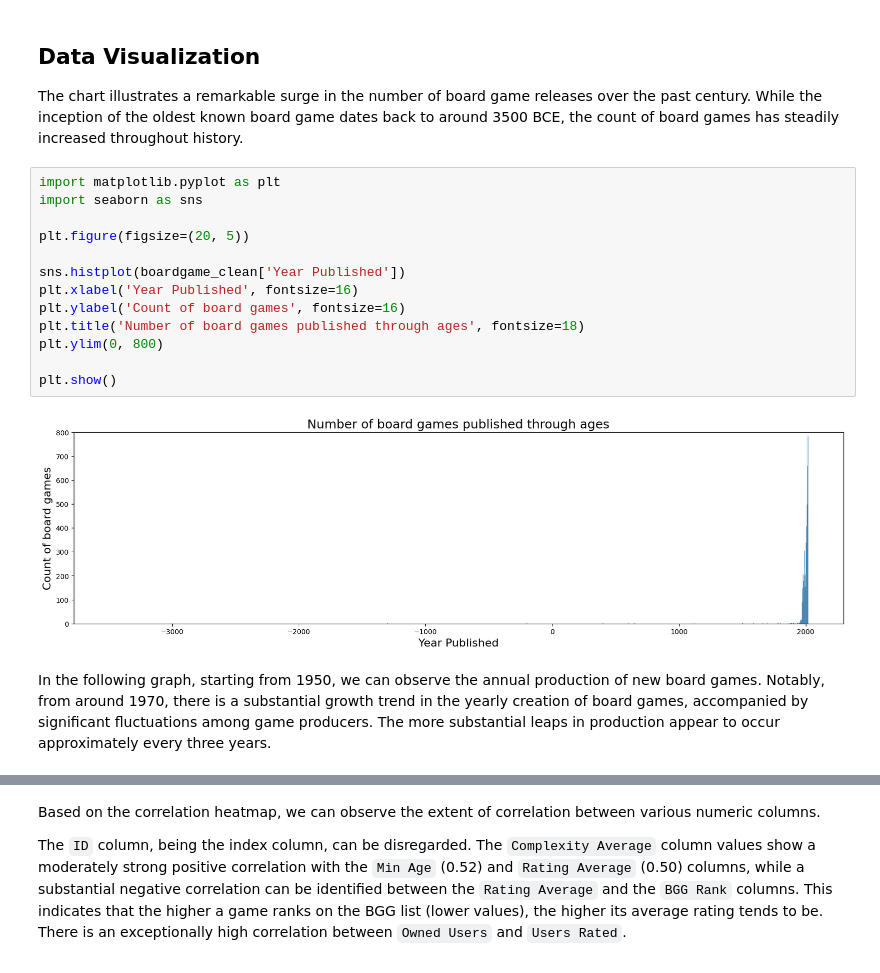
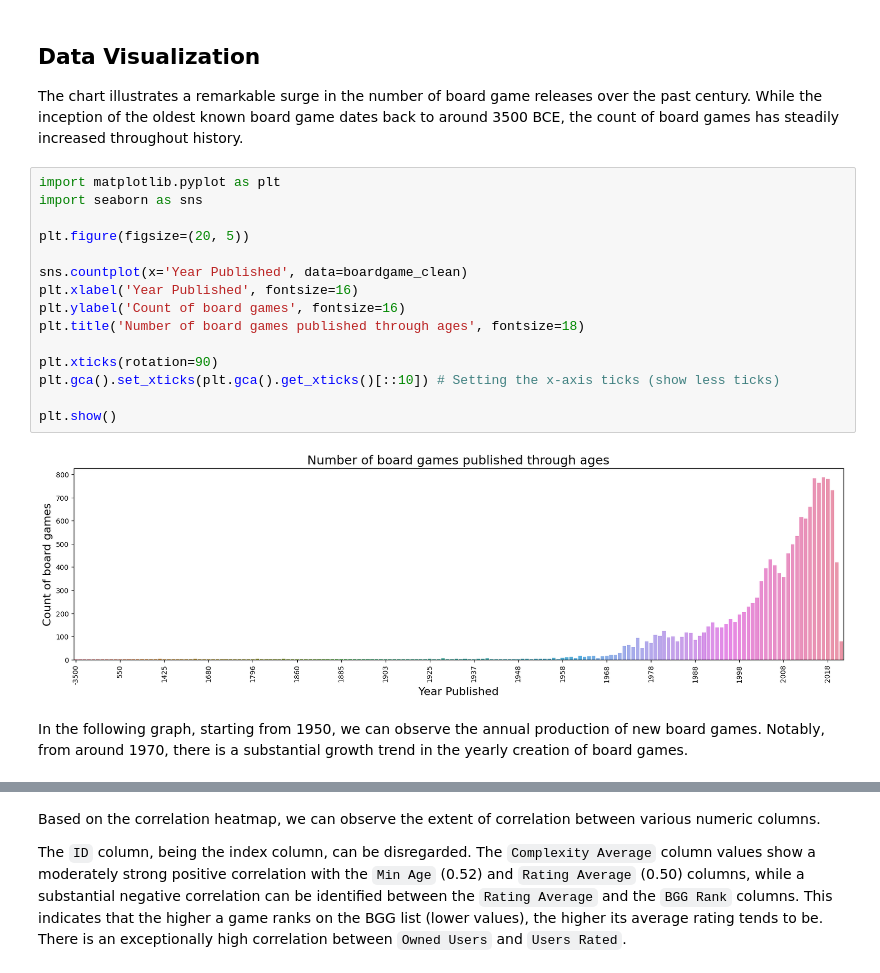
Before and after one commit to kissdaniel0794/Game_Night_Chronicles_Board_Games_in_the_Lens_of_Data_Analysis, a Jupyter notebook: notebook.ipynb, the cells around one changed output, grey strips where cells are left out. Cells and saved outputs as stored; diff of their text form.

```diff
--- a/notebook.ipynb
+++ b/notebook.ipynb
@@ -340,20 +340,22 @@ The chart illustrates a remarkable surge in the number of board game releases ov
 # %%
 import matplotlib.pyplot as plt
 import seaborn as sns
 
 plt.figure(figsize=(20, 5))
 
-sns.histplot(boardgame_clean['Year Published'])
+sns.countplot(x='Year Published', data=boardgame_clean)
 plt.xlabel('Year Published', fontsize=16)
 plt.ylabel('Count of board games', fontsize=16)
 plt.title('Number of board games published through ages', fontsize=18)
-plt.ylim(0, 800)
+
+plt.xticks(rotation=90)
+plt.gca().set_xticks(plt.gca().get_xticks()[::10]) # Setting the x-axis ticks (show less ticks)
 
 plt.show()
 # %% [output]
-[figure, old version]
+[figure, new version]
 # %% [markdown]
-In the following graph, starting from 1950, we can observe the annual production of new board games. Notably, from around 1970, there is a substantial growth trend in the yearly creation of board games, accompanied by significant fluctuations among game producers. The more substantial leaps in production appear to occur approximately every three years.
+In the following graph, starting from 1950, we can observe the annual production of new board games. Notably, from around 1970, there is a substantial growth trend in the yearly creation of board games.
 # %%
 plt.figure(figsize=(20, 5))
 
```
Also changed, not shown: parts of 2 cells of this notebook.
